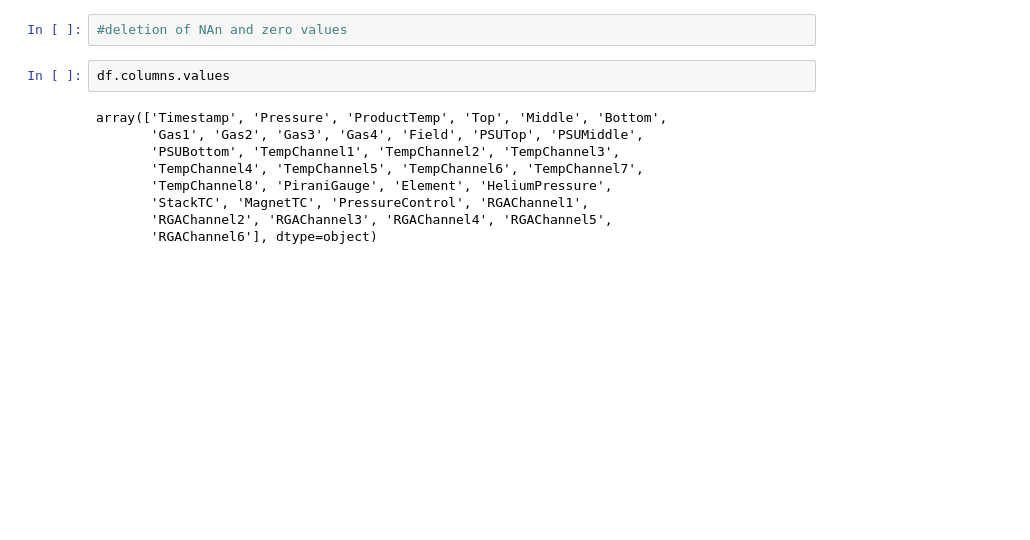
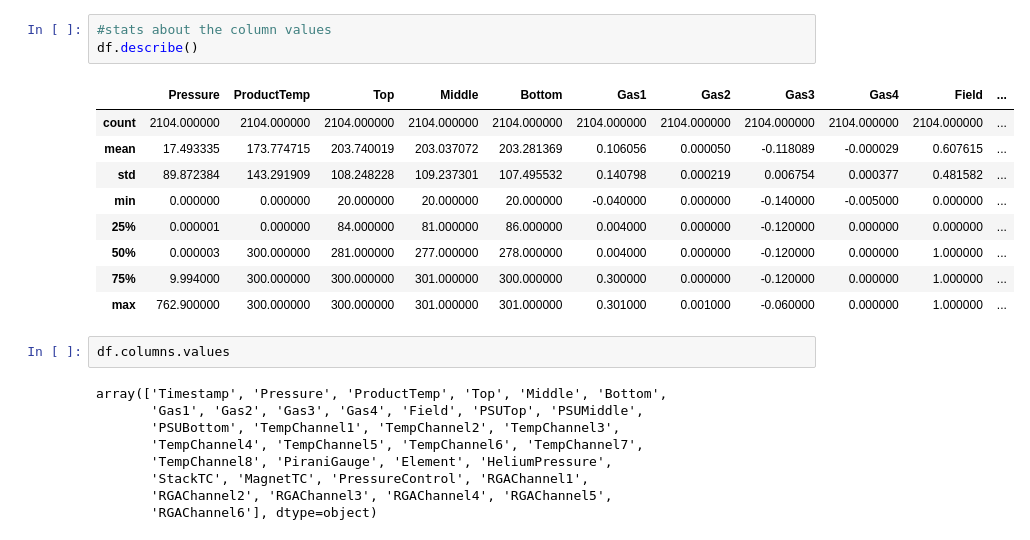
Before and after one commit to rohanbgm/TEL_Assignment_rohan, a Jupyter notebook: TEL_Assessment.ipynb, the cells around one changed output. Saved outputs shown, nothing was run; the diff lists cells and outputs as text; blank space fills up the shorter version.

```diff
--- a/TEL_Assessment.ipynb
+++ b/TEL_Assessment.ipynb
@@ -62,5 +64,16 @@ df.describe(include = 'all')
-# %%
-#deletion of NAn and zero values
+# %%
+#stats about the column values
+df.describe()
+# %% [output]
+|  | Pressure | ProductTemp | Top | Middle | Bottom | Gas1 | Gas2 | Gas3 | Gas4 | Field | ... |
+| count | 2104.000000 | 2104.000000 | 2104.000000 | 2104.000000 | 2104.000000 | 2104.000000 | 2104.000000 | 2104.000000 | 2104.000000 | 2104.000000 | ... |
+| mean | 17.493335 | 173.774715 | 203.740019 | 203.037072 | 203.281369 | 0.106056 | 0.000050 | -0.118089 | -0.000029 | 0.607615 | ... |
+| std | 89.872384 | 143.291909 | 108.248228 | 109.237301 | 107.495532 | 0.140798 | 0.000219 | 0.006754 | 0.000377 | 0.481582 | ... |
+| min | 0.000000 | 0.000000 | 20.000000 | 20.000000 | 20.000000 | -0.040000 | 0.000000 | -0.140000 | -0.005000 | 0.000000 | ... |
+| 25% | 0.000001 | 0.000000 | 84.000000 | 81.000000 | 86.000000 | 0.004000 | 0.000000 | -0.120000 | 0.000000 | 0.000000 | ... |
+| 50% | 0.000003 | 300.000000 | 281.000000 | 277.000000 | 278.000000 | 0.004000 | 0.000000 | -0.120000 | 0.000000 | 1.000000 | ... |
+| 75% | 9.994000 | 300.000000 | 300.000000 | 301.000000 | 300.000000 | 0.300000 | 0.000000 | -0.120000 | 0.000000 | 1.000000 | ... |
+| max | 762.900000 | 300.000000 | 300.000000 | 301.000000 | 301.000000 | 0.301000 | 0.001000 | -0.060000 | 0.000000 | 1.000000 | ... |
 # %%
 df.columns.values
 # %% [output]
```
Also changed, not shown: parts of 13 cells of this notebook.
